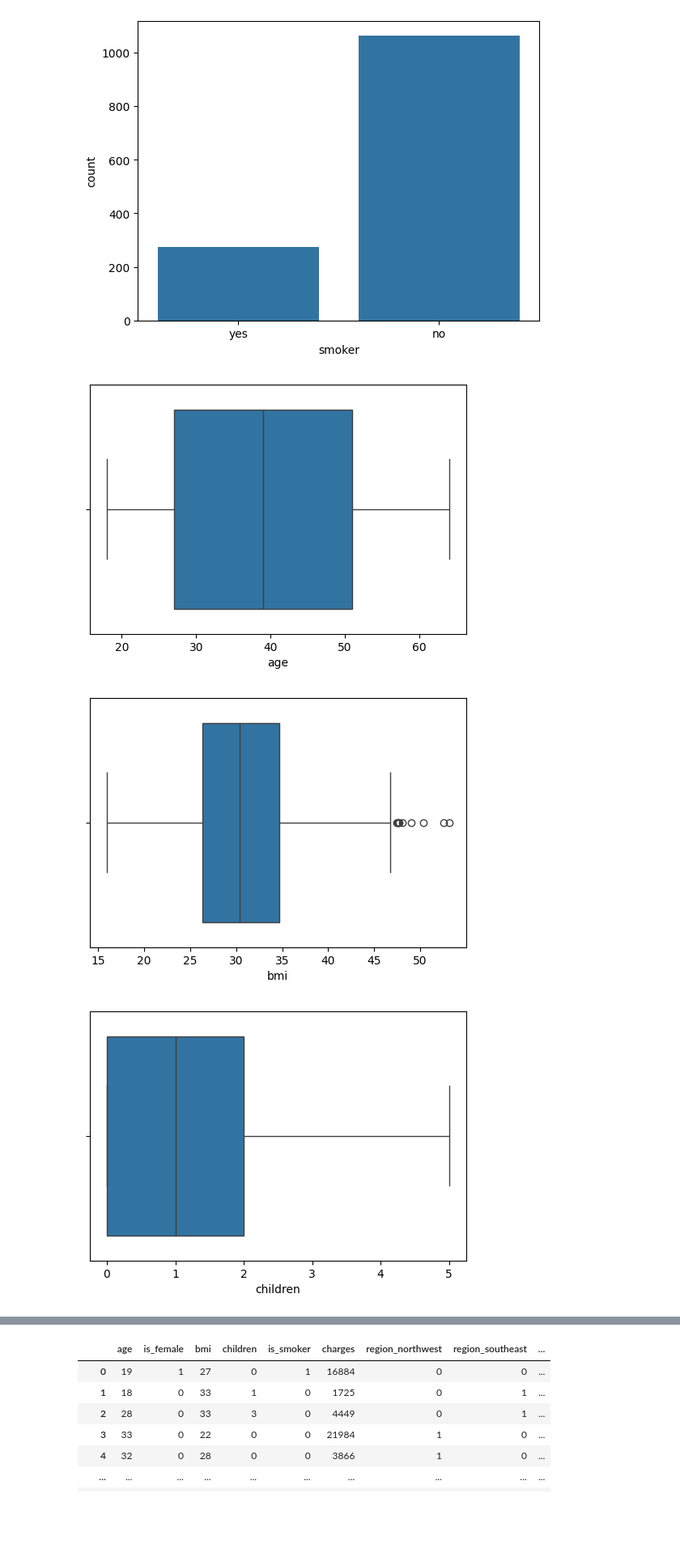
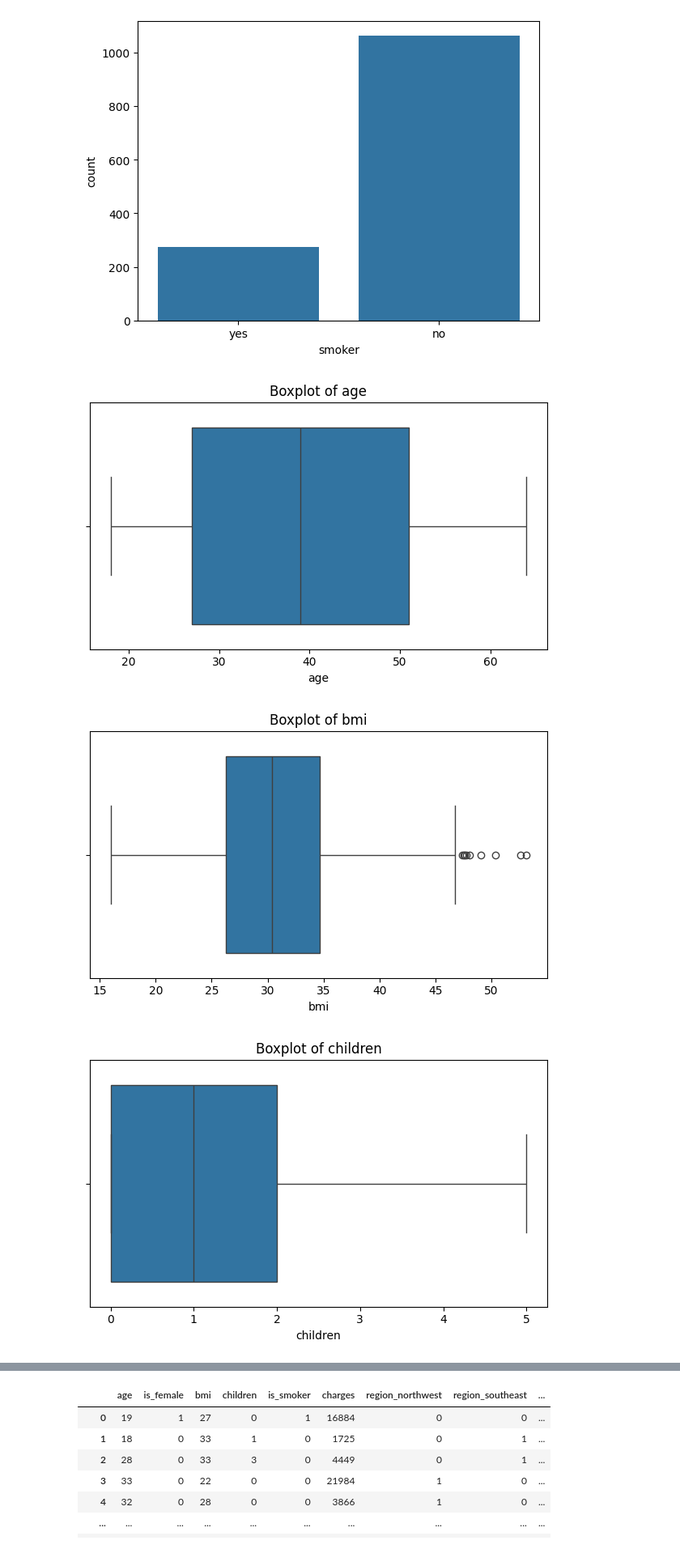
Before and after one commit to shrutinath93/AIML-model, a Jupyter notebook: Insurance.ipynb, the cells around one changed output, grey strips where cells are left out. Shown at 81% size. Cells and saved outputs as stored; diff of their text form; code cells hidden in the pictures; blank space fills up the shorter version.

```diff
--- a/Insurance.ipynb
+++ b/Insurance.ipynb
@@ -89,6 +68,11 @@ Index(['age', 'sex', 'bmi', 'children', 'smoker', 'region', 'charges'], dtype='o
 # %%
-numeric_columns=['age','bmi','children','charges']
-for col in numeric_columns:
-  plt.figure(figsize=(6,4))
-  sns.histplot(df[col],kde=True,bins=20)
+numerical_columns = ['age','bmi','children','charges']
+for col in numerical_columns:
+    plt.figure(figsize=(6,4))
+    sns.histplot(df[col],kde = True , bins = 30)
+    plt.title(f'Distribution of {col}')
+    plt.xlabel(col)
+    plt.ylabel('Frequency')
+    plt.tight_layout()
+    plt.show()
 # %% [output]
@@ -112,10 +96,13 @@ sns.countplot(x = df['smoker'])
 <Axes: xlabel='smoker', ylabel='count'>
 [figure]
 # %%
-for col in numeric_columns:
-    plt.figure(figsize= (6,4))
-    sns.boxplot(x = df[col])
+for col in numerical_columns:
+    plt.figure(figsize=(6, 4))
+    sns.boxplot(x=df[col])
+    plt.title(f'Boxplot of {col}')
+    plt.tight_layout()
+    plt.show()
 # %% [output]
-[figure, old version]
+[figure, new version]
-[figure, old version]
+[figure, new version]
-[figure, old version]
+[figure, new version]
```
Also changed, not shown: parts of 63 cells of this notebook.
